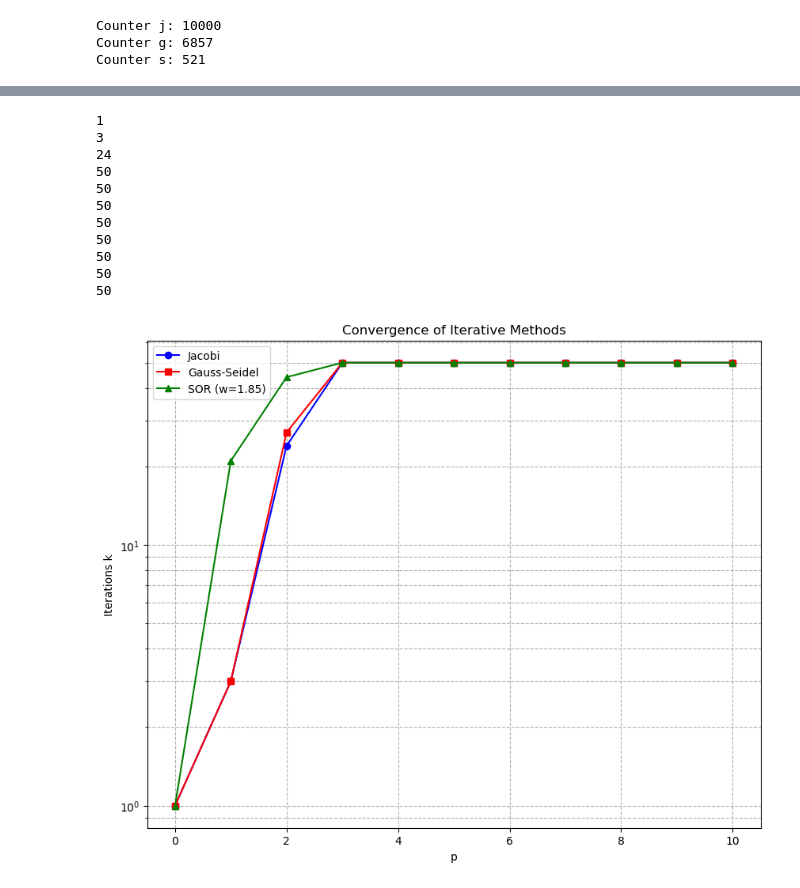
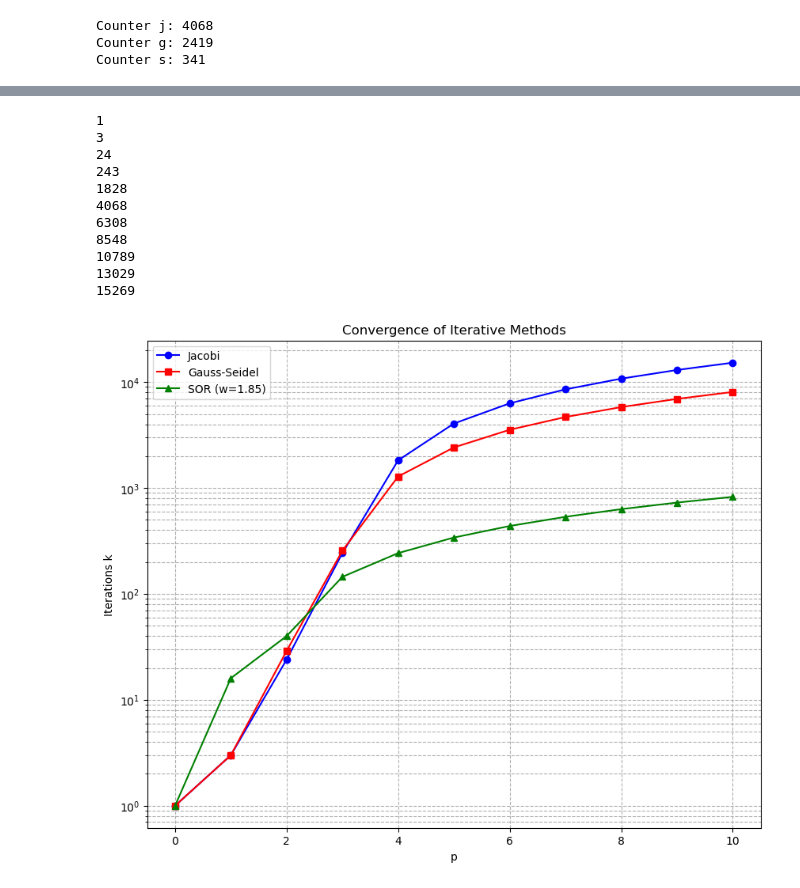
Before and after one commit to francescotiepolo/scientific_computing_assignment1, a Jupyter notebook: plots_1_6.ipynb, the cells around one changed output, grey strips where cells are left out. Drawn from its saved outputs; the diff is of its cells as text; code cells hidden in the pictures.

```diff
--- a/plots_1_6.ipynb
+++ b/plots_1_6.ipynb
@@ -1,17 +8,11 @@
 # %%
-import os
-import numpy as np
-import matplotlib.pyplot as plt
-from src.funs_1_6_jacobi import jacobi_iteration
-from src.funs_1_6_gauss import gauss_seidel_iteration
-from src.funs_1_6_successive_over_relaxation import successive_over_relaxation
+grid = np.zeros((50, 50))
+grid[-1, :] = 1   # top: c = 1
+w = 1.85
 
-grid_template = np.zeros((50, 50))
-grid_template[-1, :] = 1   # top: c = 1
-
-numerical_solution_j, counter_j = jacobi_iteration(grid_template.copy(), 10000, 15)
-numerical_solution_g, counter_g = gauss_seidel_iteration(grid_template.copy(), 10000, 15)
-numerical_solution_s, counter_s = successive_over_relaxation(grid_template.copy(), 10000, 1.85, 15)
+numerical_solution_j, counter_j = jacobi_iteration(grid.copy(), 10000, 5)
+numerical_solution_g, counter_g = gauss_seidel_iteration(grid.copy(), 10000, 5)
+numerical_solution_s, counter_s = successive_over_relaxation(grid.copy(), 10000, w, 5)
 print(f'Counter j: {counter_j}')
 print(f'Counter g: {counter_g}')
 print(f'Counter s: {counter_s}')
@@ -66,9 +67,9 @@ w_list = [1.0, 1.1, 1.2, 1.3, 1.4, 1.5, 1.6, 1.7, 1.8, 1.9, 2.0]
 jacobi_iters, gs_iters, sor_iters = [], [], []
 
 for p in p_list:
-    numerical_solution_j, counter_j = jacobi_iteration(grid, 50, p)
-    numerical_solution_g, counter_g = gauss_seidel_iteration(grid, 50, p)
-    numerical_solution_s, counter_s = successive_over_relaxation(grid, 50, w, p)
+    numerical_solution_j, counter_j = jacobi_iteration(grid, 100000, p)
+    numerical_solution_g, counter_g = gauss_seidel_iteration(grid, 100000, p)
+    numerical_solution_s, counter_s = successive_over_relaxation(grid, 100000, w, p)
     print(counter_j)
     jacobi_iters.append(counter_j)
     gs_iters.append(counter_g)
@@ -89,6 +90,6 @@ plt.title("Convergence of Iterative Methods")
 plt.grid(True, which="both", linestyle="--")
 plt.show()
 # %% [output]
-Counter j: 10000
-Counter g: 6857
-Counter s: 521
+Counter j: 4068
+Counter g: 2419
+Counter s: 341
@@ -98,12 +99,12 @@ Counter s: 521
 1
 3
 24
-50
-50
-50
-50
-50
-50
-50
-50
+243
+1828
+4068
+6308
+8548
+10789
+13029
+15269
-[figure, old version]
+[figure, new version]
```
Also changed, not shown: parts of 2 cells of this notebook, 7 other files.
